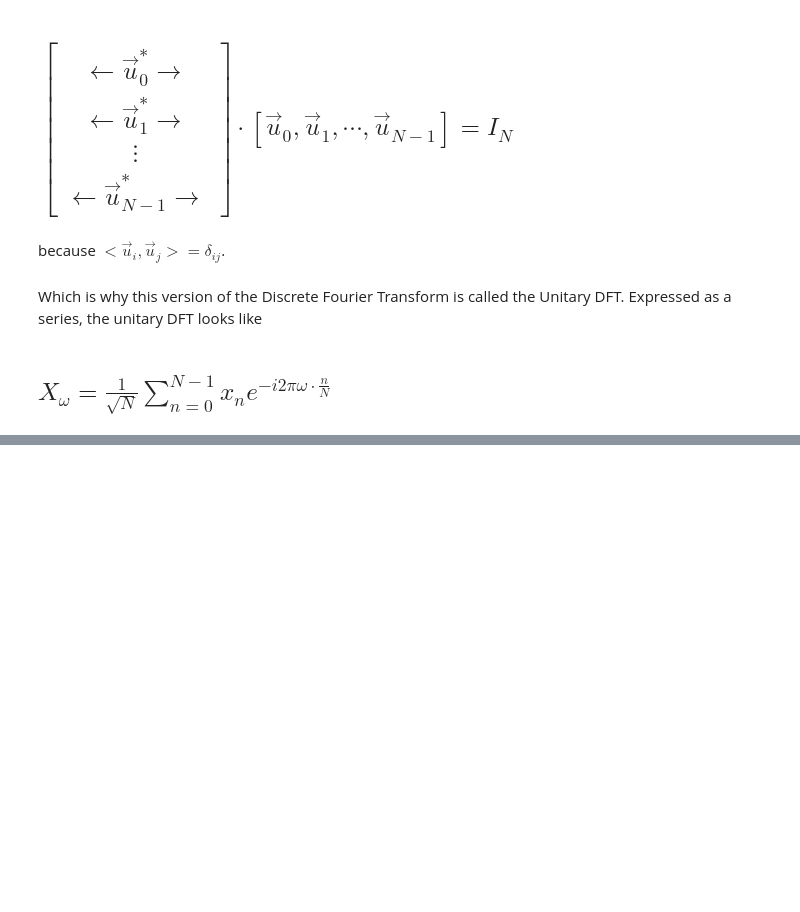
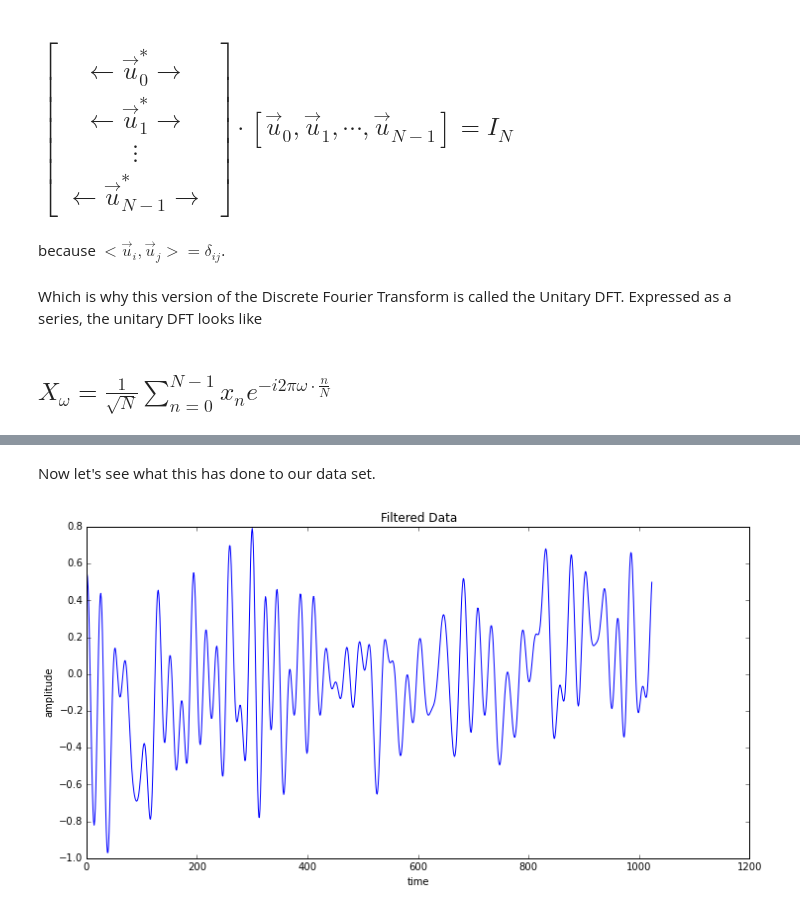
Before and after one commit to kylehovey/Fourier-Transform-Notebook, a Jupyter notebook: The Discrete Fourier Transform.ipynb, the cells around one changed output, grey strips where cells are left out. Cells and saved outputs as stored; diff of their text form; code cells hidden in the pictures; blank space fills up the shorter version.

```diff
--- a/The Discrete Fourier Transform.ipynb
+++ b/The Discrete Fourier Transform.ipynb
@@ -142,0 +204,9 @@ Which is why this version of the Discrete Fourier Transform is called the Unitar
+# %% [markdown]
+Now let's see what this has done to our data set.
+# %%
+i_DFT = numpy.fft.irfft(DFT)
+
+setup_graph(title='Filtered Data', x_label='time', y_label='amplitude', fig_size=(12,6))
+_ = plot(i_DFT)
+# %% [output]
+[figure, added]
```
Also changed, not shown: parts of 10 cells of this notebook.
